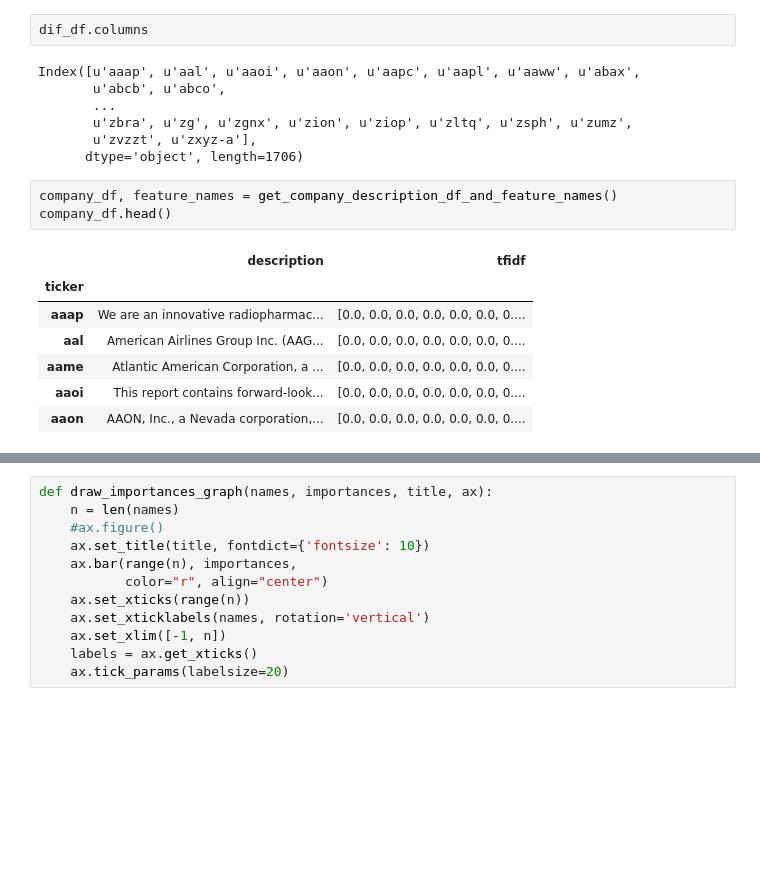
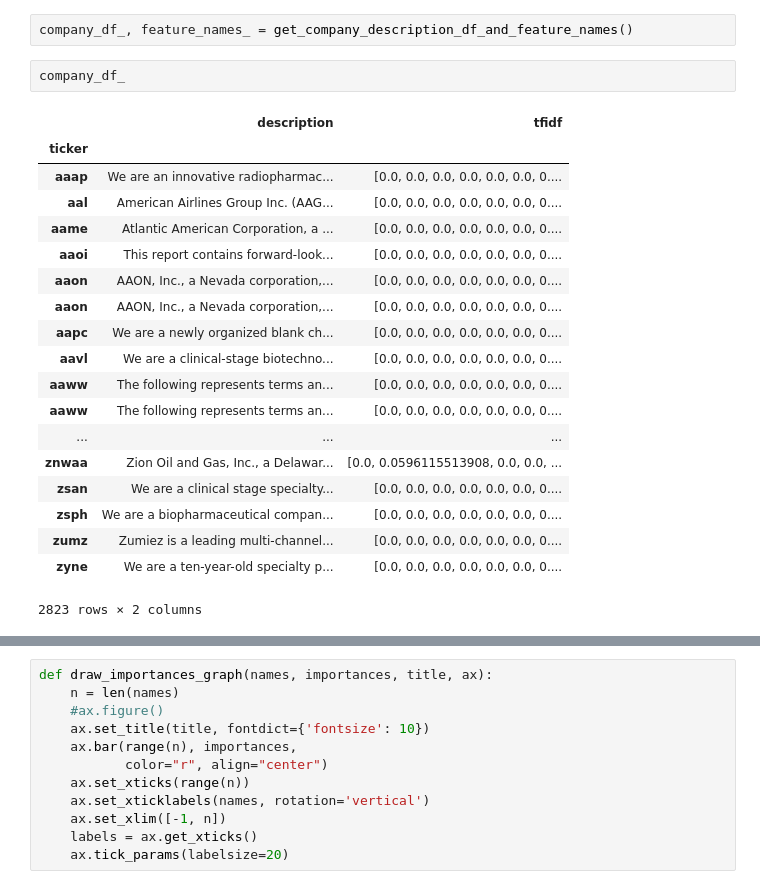
Before and after one commit to brian8128/gdelt_project, a Jupyter notebook: DataExtraction.ipynb, the cells around one changed output, grey strips where cells are left out. Cells and saved outputs as stored; diff of their text form; blank space fills up the shorter version.

```diff
--- a/DataExtraction.ipynb
+++ b/DataExtraction.ipynb
@@ -19,23 +23,27 @@ dif_df.plot(legend=False)
 # %% [output]
 <matplotlib.axes._subplots.AxesSubplot at 0x...>
 [figure]
-# %%
-dif_df.columns
-# %% [output]
-Index([u'aaap', u'aal', u'aaoi', u'aaon', u'aapc', u'aapl', u'aaww', u'abax',
-       u'abcb', u'abco',
-       ...
-       u'zbra', u'zg', u'zgnx', u'zion', u'ziop', u'zltq', u'zsph', u'zumz',
-       u'zvzzt', u'zxyz-a'],
-      dtype='object', length=1706)
-# %%
-company_df, feature_names = get_company_description_df_and_feature_names()
-company_df.head()
-# %% [output]
-|  | description | tfidf |
-| ticker |  |  |
-| aaap | We are an innovative radiopharmac... | [0.0, 0.0, 0.0, 0.0, 0.0, 0.0, 0.... |
-| aal | American Airlines Group Inc. (AAG... | [0.0, 0.0, 0.0, 0.0, 0.0, 0.0, 0.... |
-| aame | Atlantic American Corporation, a ... | [0.0, 0.0, 0.0, 0.0, 0.0, 0.0, 0.... |
-| aaoi | This report contains forward-look... | [0.0, 0.0, 0.0, 0.0, 0.0, 0.0, 0.... |
-| aaon | AAON, Inc., a Nevada corporation,... | [0.0, 0.0, 0.0, 0.0, 0.0, 0.0, 0.... |
+# %%
+company_df_, feature_names_ = get_company_description_df_and_feature_names()
+# %%
+company_df_
+# %% [output]
+|  | description | tfidf |
+| ticker |  |  |
+| aaap | We are an innovative radiopharmac... | [0.0, 0.0, 0.0, 0.0, 0.0, 0.0, 0.... |
+| aal | American Airlines Group Inc. (AAG... | [0.0, 0.0, 0.0, 0.0, 0.0, 0.0, 0.... |
+| aame | Atlantic American Corporation, a ... | [0.0, 0.0, 0.0, 0.0, 0.0, 0.0, 0.... |
+| aaoi | This report contains forward-look... | [0.0, 0.0, 0.0, 0.0, 0.0, 0.0, 0.... |
+| aaon | AAON, Inc., a Nevada corporation,... | [0.0, 0.0, 0.0, 0.0, 0.0, 0.0, 0.... |
+| aaon | AAON, Inc., a Nevada corporation,... | [0.0, 0.0, 0.0, 0.0, 0.0, 0.0, 0.... |
+| aapc | We are a newly organized blank ch... | [0.0, 0.0, 0.0, 0.0, 0.0, 0.0, 0.... |
+| aavl | We are a clinical-stage biotechno... | [0.0, 0.0, 0.0, 0.0, 0.0, 0.0, 0.... |
+| aaww | The following represents terms an... | [0.0, 0.0, 0.0, 0.0, 0.0, 0.0, 0.... |
+| aaww | The following represents terms an... | [0.0, 0.0, 0.0, 0.0, 0.0, 0.0, 0.... |
+| ... | ... | ... |
+| znwaa | Zion Oil and Gas, Inc., a Delawar... | [0.0, 0.0596115513908, 0.0, 0.0, ... |
+| zsan | We are a clinical stage specialty... | [0.0, 0.0, 0.0, 0.0, 0.0, 0.0, 0.... |
+| zsph | We are a biopharmaceutical compan... | [0.0, 0.0, 0.0, 0.0, 0.0, 0.0, 0.... |
+| zumz | Zumiez is a leading multi-channel... | [0.0, 0.0, 0.0, 0.0, 0.0, 0.0, 0.... |
+| zyne | We are a ten-year-old specialty p... | [0.0, 0.0, 0.0, 0.0, 0.0, 0.0, 0.... |
+2823 rows × 2 columns
```
Also changed, not shown: parts of 9 cells of this notebook, 4 other files.
